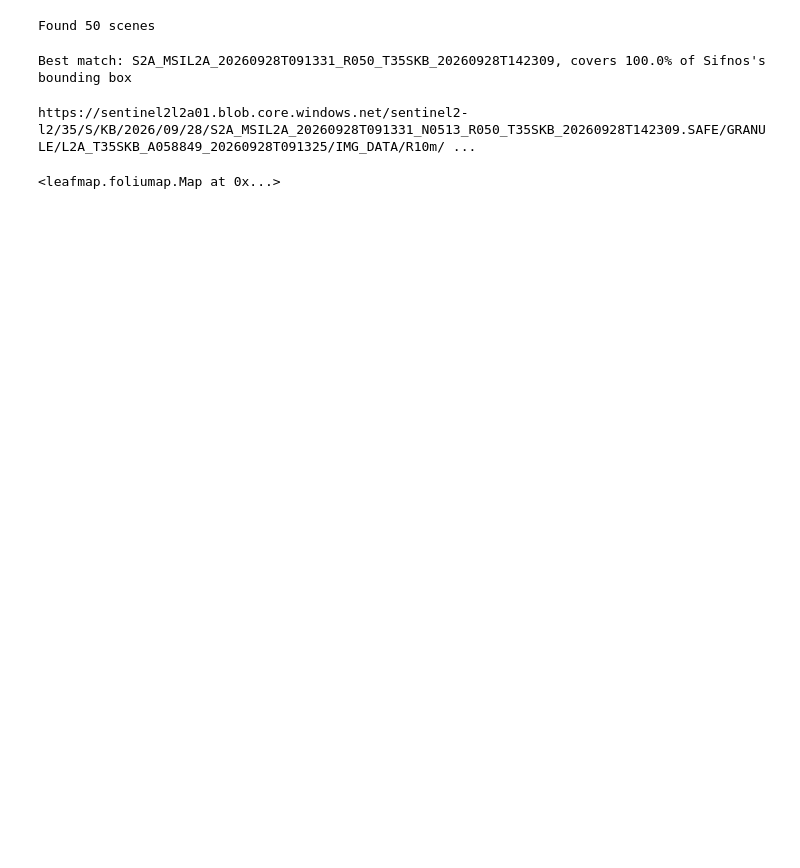
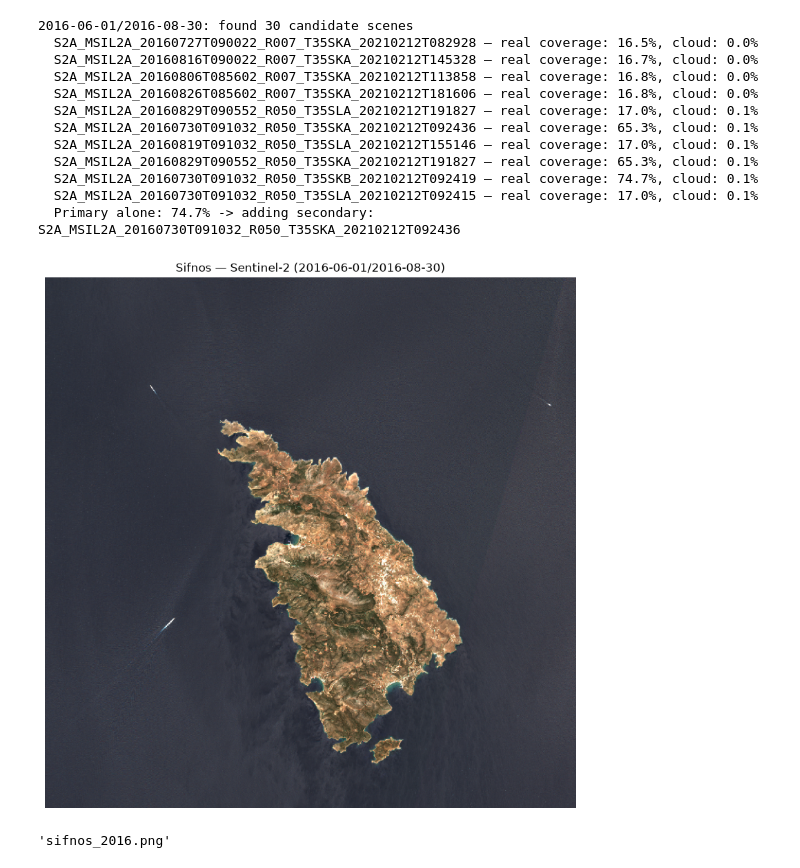
Before and after one commit to giuliamalisani/sds320_Malisani, a Jupyter notebook: project/notebooks/sifnos_sentinel_preview.ipynb, the cells around one changed output. Cells and saved outputs as stored; diff of their text form; code cells hidden in the pictures; blank space fills up the shorter version.

```diff
--- a/project/notebooks/sifnos_sentinel_preview.ipynb
+++ b/project/notebooks/sifnos_sentinel_preview.ipynb
@@ -6,45 +0,0 @@ sifnos_bbox = [24.60, 36.93, 24.76, 37.05]
-# %%
-items = geoai.pc_stac_search(
-    collection="sentinel-2-l2a",
-    bbox=sifnos_bbox,
-    time_range="2026-06-01/2026-09-30",
-    query={"eo:cloud_cover": {"lt": 10}},
-    max_items=50,
-)
-print(f"Found {len(items)} scenes")
-# %% [output]
-Found 50 scenes
-# %%
-from shapely.geometry import box
-
-sifnos_geom = box(*sifnos_bbox)  # your [min_lon, min_lat, max_lon, max_lat] from earlier
-
-best_item = None
-best_overlap = 0
-
-for item in items:
-    item_geom = box(*item.bbox)
-    overlap = sifnos_geom.intersection(item_geom).area
-    if overlap > best_overlap:
-        best_overlap = overlap
-        best_item = item
-
-coverage_pct = (best_overlap / sifnos_geom.area) * 100
-print(f"Best match: {best_item.id}, covers {coverage_pct:.1f}% of Sifnos's bounding box")
-# %% [output]
-Best match: S2A_MSIL2A_20260928T091331_R050_T35SKB_20260928T142309, covers 100.0% of Sifnos's bounding box
-# %%
-import planetary_computer
-
-signed_item = planetary_computer.sign(best_item)
-print(signed_item.assets["visual"].href)
-# %% [output]
-https://sentinel2l2a01.blob.core.windows.net/sentinel2-l2/35/S/KB/2026/09/28/S2A_MSIL2A_20260928T091331_N0513_R050_T35SKB_20260928T142309.SAFE/GRANULE/L2A_T35SKB_A058849_20260928T091325/IMG_DATA/R10m/ ...
-# %%
-m = geoai.view_pc_item(item=signed_item, assets=["visual"])
-m.zoom_to_bounds(sifnos_bbox)
-
-from IPython.display import display
-display(m)
-# %% [output]
-<leafmap.foliumap.Map at 0x...>
@@ -50,0 +9,2 @@ display(m)
+# %%
+sifnos_island_bbox = [24.55, 36.88, 24.82, 37.10]  # [min_lon, min_lat, max_lon, max_lat]
@@ -50,0 +84,17 @@ display(m)
+# %%
+get_sifnos_image("2016-06-01/2016-08-30", sifnos_island_bbox, cloud_lt=40, out_path="sifnos_2016.png")
+# %% [output]
+2016-06-01/2016-08-30: found 30 candidate scenes
+  S2A_MSIL2A_20160727T090022_R007_T35SKA_20210212T082928 — real coverage: 16.5%, cloud: 0.0%
+  S2A_MSIL2A_20160816T090022_R007_T35SKA_20210212T145328 — real coverage: 16.7%, cloud: 0.0%
+  S2A_MSIL2A_20160806T085602_R007_T35SKA_20210212T113858 — real coverage: 16.8%, cloud: 0.0%
+  S2A_MSIL2A_20160826T085602_R007_T35SKA_20210212T181606 — real coverage: 16.8%, cloud: 0.0%
+  S2A_MSIL2A_20160829T090552_R050_T35SLA_20210212T191827 — real coverage: 17.0%, cloud: 0.1%
+  S2A_MSIL2A_20160730T091032_R050_T35SKA_20210212T092436 — real coverage: 65.3%, cloud: 0.1%
+  S2A_MSIL2A_20160819T091032_R050_T35SLA_20210212T155146 — real coverage: 17.0%, cloud: 0.1%
+  S2A_MSIL2A_20160829T090552_R050_T35SKA_20210212T191827 — real coverage: 65.3%, cloud: 0.1%
+  S2A_MSIL2A_20160730T091032_R050_T35SKB_20210212T092419 — real coverage: 74.7%, cloud: 0.1%
+  S2A_MSIL2A_20160730T091032_R050_T35SLA_20210212T092415 — real coverage: 17.0%, cloud: 0.1%
+  Primary alone: 74.7% -> adding secondary: S2A_MSIL2A_20160730T091032_R050_T35SKA_20210212T092436
+[figure, added]
+'sifnos_2016.png'
```
Also changed, not shown: parts of 5 cells of this notebook, 8 other files.
